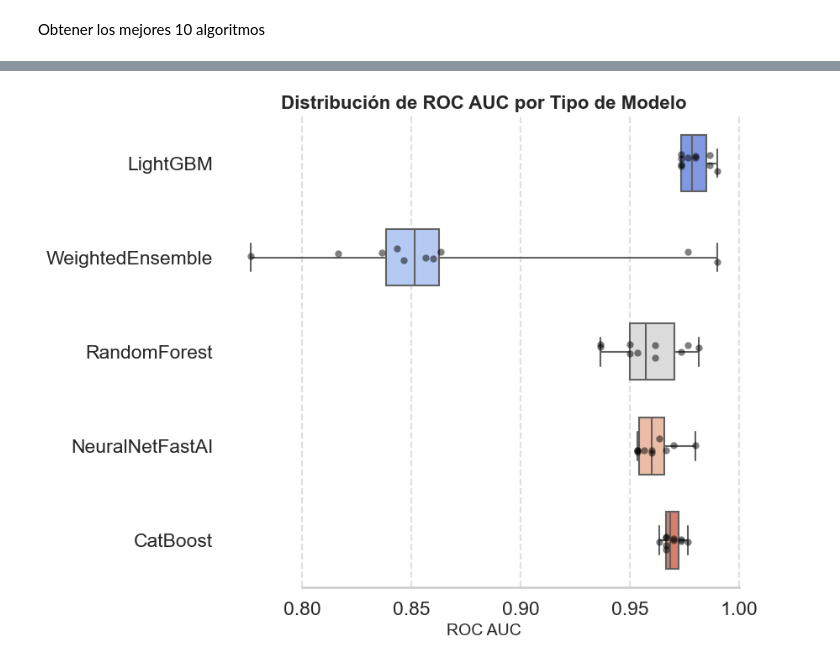
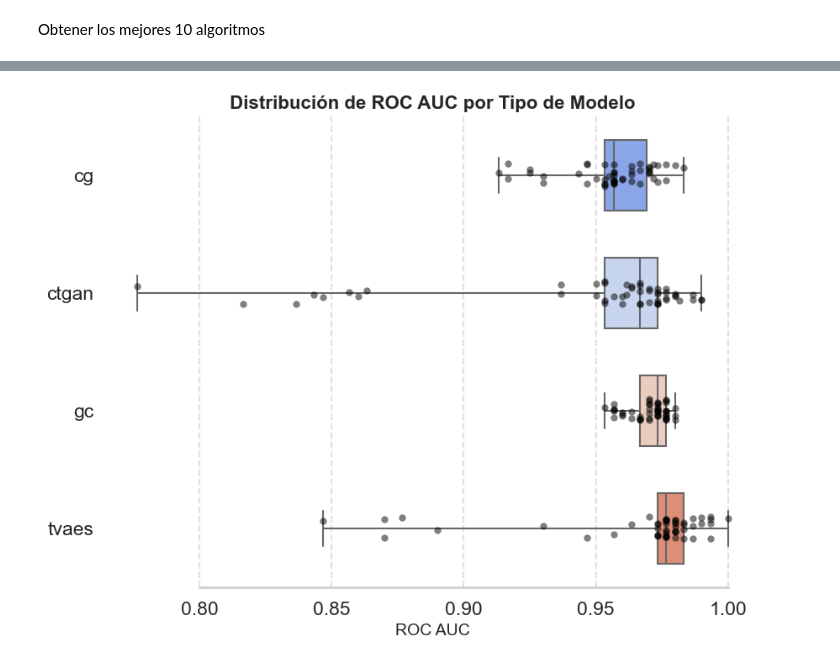
Before and after one commit to jgalanl/synthetic-data, a Jupyter notebook: analytics/analytics.ipynb, the cells around one changed output, grey strips where cells are left out. Drawn from its saved outputs; the diff is of its cells as text; code cells hidden in the pictures.

```diff
--- a/analytics/analytics.ipynb
+++ b/analytics/analytics.ipynb
@@ -95,33 +98,33 @@ sns.set_theme(style="whitegrid", context="talk", palette="deep")
 fig, ax = plt.subplots(figsize=(9, 7))
 
 # Gráfico de caja con mejor visibilidad
 sns.boxplot(
-    data=top_df, x="roc_auc", y="type", hue="type",
+    data=result_df, x="roc_auc", y="generator", hue="generator",
     whis=[0, 100], width=0.6, palette="coolwarm",
     linewidth=1.5, fliersize=0  # Ocultar outliers ya que se mostrarán con stripplot
 )
 
 # Agregar puntos individuales para cada observación
 sns.stripplot(
-    data=top_df, x="roc_auc", y="type", size=6,
+    data=result_df, x="roc_auc", y="generator", size=6,
     color="black", alpha=0.5, jitter=True  # Mejor dispersión y visibilidad
 )
 
 # Personalización del gráfico
 ax.set_title("Distribución de ROC AUC por Tipo de Modelo", fontsize=16, fontweight="bold")
 ax.set_xlabel("ROC AUC", fontsize=14)
 ax.set_ylabel("")  # Se mantiene vacío para claridad
 ax.xaxis.grid(True, linestyle="--", alpha=0.6)  # Líneas de cuadrícula más sutiles
 
 # Ampliar el eje X hasta 1
 
 # Despinar para un diseño más limpio
 sns.despine(trim=True, left=True)
 
 # Ajustar automáticamente el diseño para evitar solapamientos
 plt.tight_layout()
 
 # Mostrar el gráfico
 plt.show()
 # %% [output]
-[figure, old version]
+[figure, new version]
```
Also changed, not shown: parts of 8 cells of this notebook.
